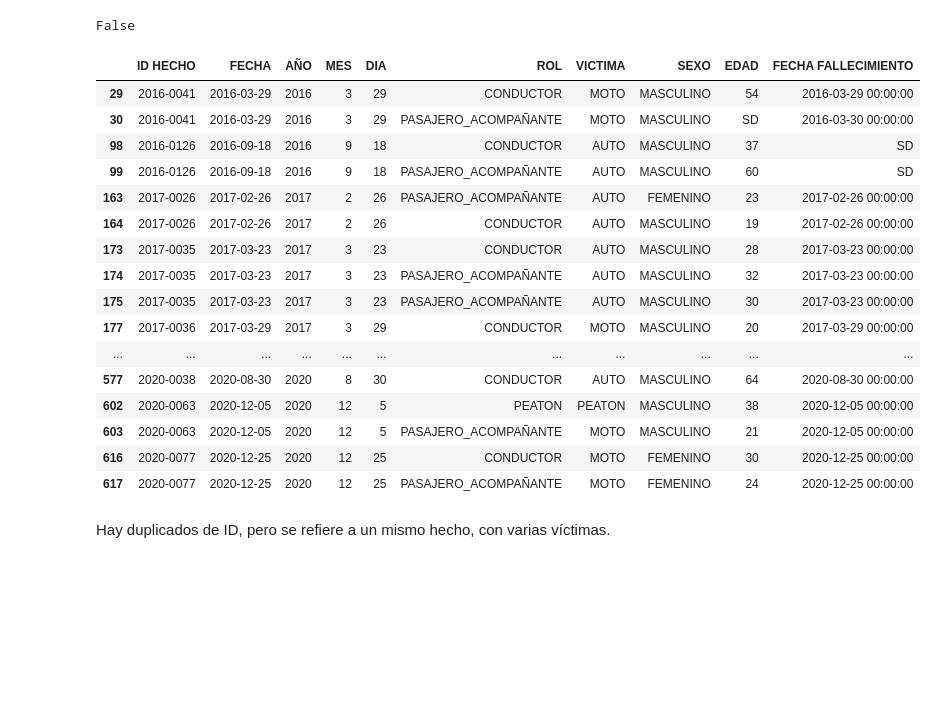
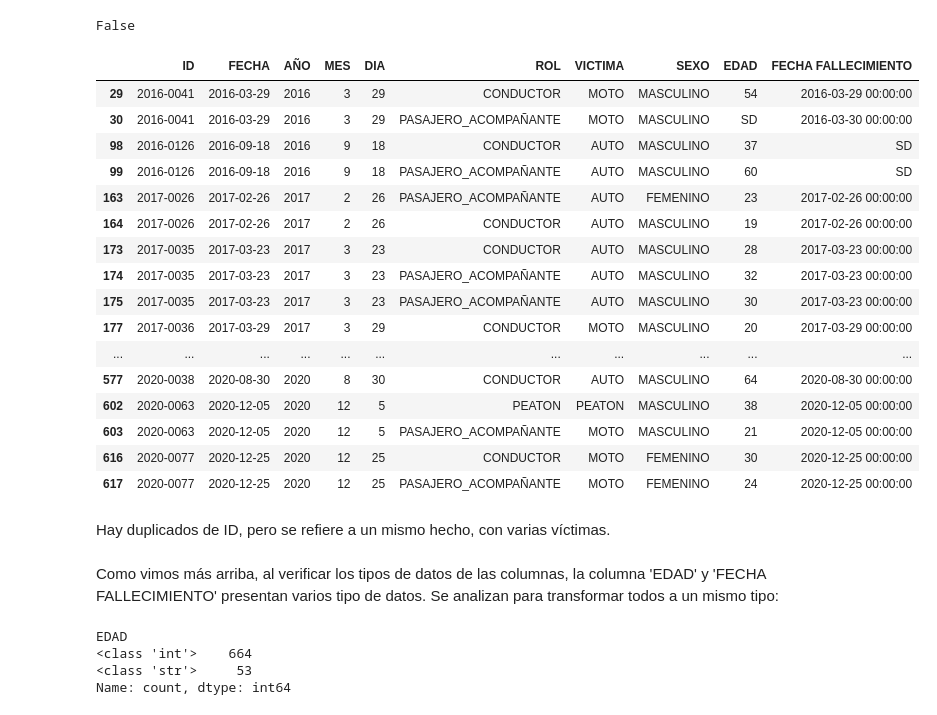
Before and after one commit to camillaneza/PI2_Siniestros_Viales, a Jupyter notebook: ETL.ipynb, the cells around one changed output. Cells and saved outputs as stored; diff of their text form; code cells hidden in the pictures; blank space fills up the shorter version.

```diff
--- a/ETL.ipynb
+++ b/ETL.ipynb
@@ -440,7 +421,7 @@ df_homicidios_victimas.columns = df_homicidios_victimas.columns.str.upper()
 # %%
 df_homicidios_victimas.columns = df_homicidios_victimas.columns.str.replace('_', ' ')
 # %%
-df_homicidios_victimas.rename(columns={'AAAA': 'AÑO', 'MM': 'MES', 'DD': 'DIA'}, inplace=True)
+df_homicidios_victimas.rename(columns={'ID HECHO': 'ID', 'AAAA': 'AÑO', 'MM': 'MES', 'DD': 'DIA'}, inplace=True)
 
 df_homicidios_victimas.columns
 # %% [output]
@@ -470,9 +451,9 @@ Funciones.filas_duplicadas(df_homicidios_victimas)
 # %% [output]
 False
 # %%
-Funciones.duplicados_por_columna(df_homicidios_victimas, 'ID HECHO')
+Funciones.duplicados_por_columna(df_homicidios_victimas, 'ID')
 # %% [output]
-|  | ID HECHO | FECHA | AÑO | MES | DIA | ROL | VICTIMA | SEXO | EDAD | FECHA FALLECIMIENTO |
+|  | ID | FECHA | AÑO | MES | DIA | ROL | VICTIMA | SEXO | EDAD | FECHA FALLECIMIENTO |
 | 29 | 2016-0041 | 2016-03-29 | 2016 | 3 | 29 | CONDUCTOR | MOTO | MASCULINO | 54 | 2016-03-29 00:00:00 |
 | 30 | 2016-0041 | 2016-03-29 | 2016 | 3 | 29 | PASAJERO_ACOMPAÑANTE | MOTO | MASCULINO | SD | 2016-03-30 00:00:00 |
 | 98 | 2016-0126 | 2016-09-18 | 2016 | 9 | 18 | CONDUCTOR | AUTO | MASCULINO | 37 | SD |
@@ -491,3 +472,5 @@ Funciones.duplicados_por_columna(df_homicidios_victimas, 'ID HECHO')
 | 617 | 2020-0077 | 2020-12-25 | 2020 | 12 | 25 | PASAJERO_ACOMPAÑANTE | MOTO | FEMENINO | 24 | 2020-12-25 00:00:00 |
 # %% [markdown]
 Hay duplicados de ID, pero se refiere a un mismo hecho, con varias víctimas.
+# %% [markdown]
+Como vimos más arriba, al verificar los tipos de datos de las columnas, la columna 'EDAD' y 'FECHA FALLECIMIENTO' presentan varios tipo de datos. Se analizan para transformar todos a un mismo tipo:
@@ -493,0 +479,7 @@ Hay duplicados de ID, pero se refiere a un mismo hecho, con varias víctimas.
+# %%
+datos_edad
+# %% [output]
+EDAD
+<class 'int'>    664
+<class 'str'>     53
+Name: count, dtype: int64
```
Also changed, not shown: parts of 18 cells of this notebook, 2 other files.
